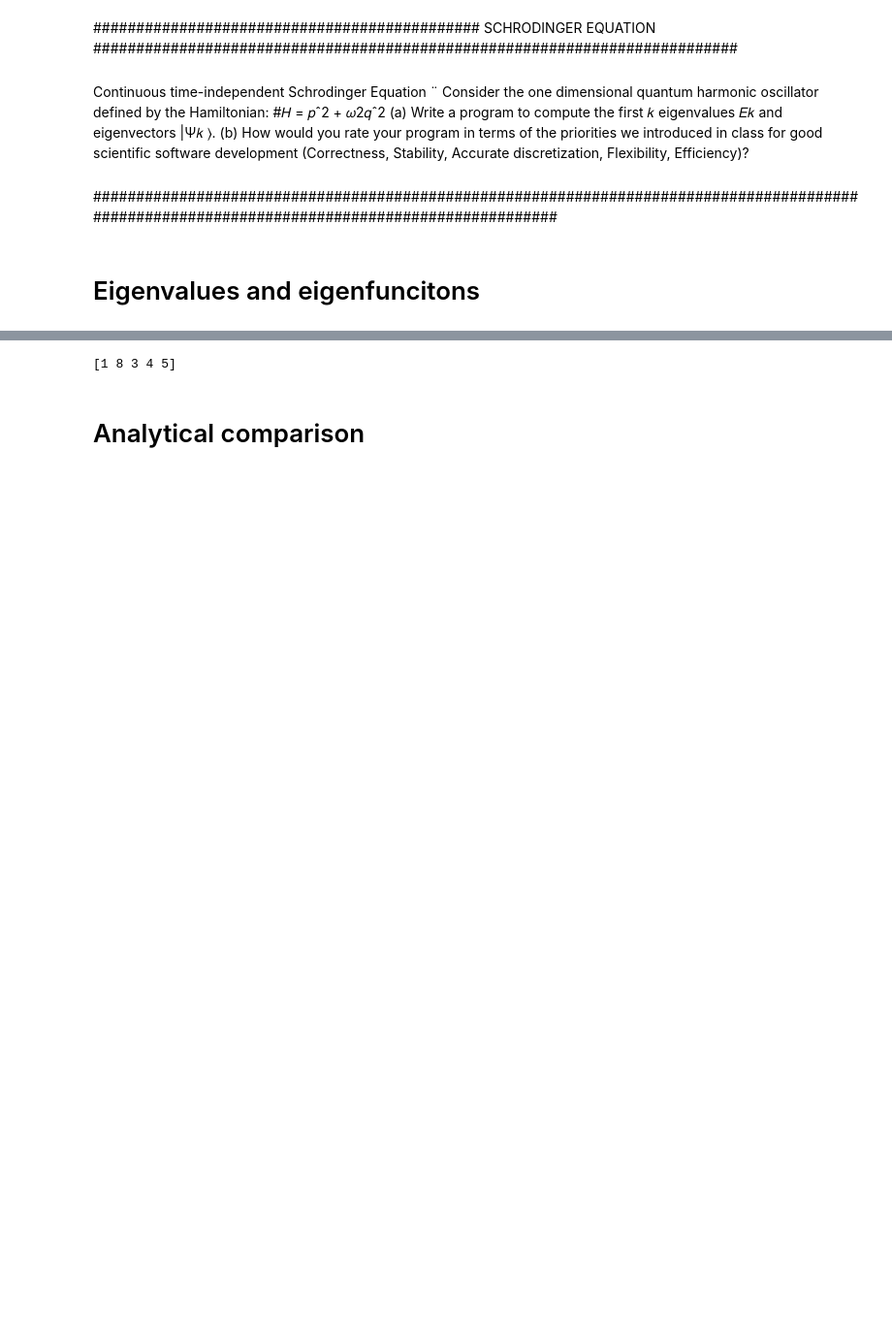
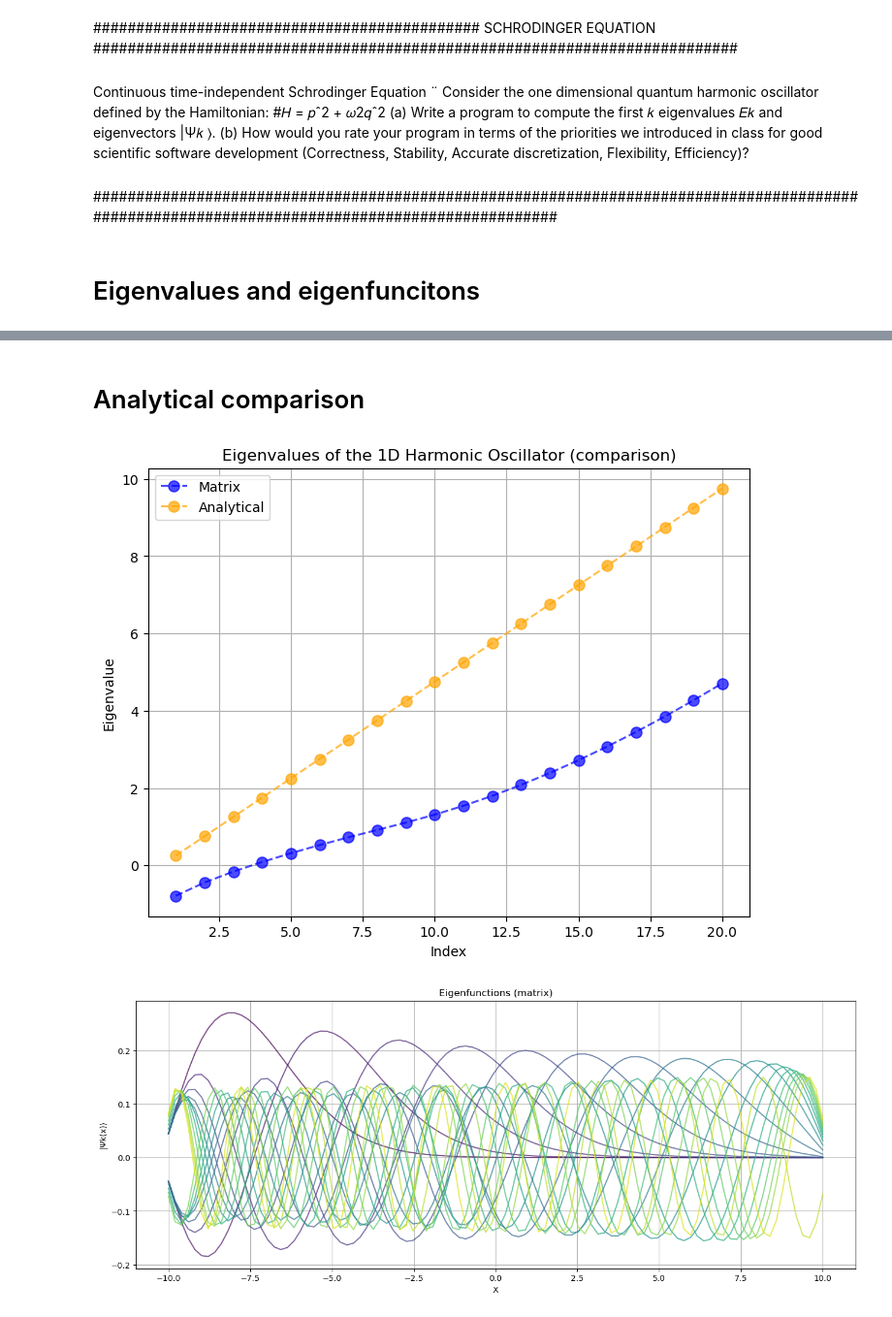
Before and after one commit to pietromalagoli/QIC, a Jupyter notebook: hw/hw4/cat.ipynb, the cells around one changed output, grey strips where cells are left out. Shown: that part at 97% size. Saved outputs shown, nothing was run; the diff lists cells and outputs as text; code cells hidden in the pictures; blank space fills up the shorter version.

```diff
--- a/hw/hw4/cat.ipynb
+++ b/hw/hw4/cat.ipynb
@@ -210,7 +213,2 @@ File succesfully saved to ./Results.
-# %%
-a = np.array([1,8,3,4,5])
-print(a[:5])
-# %% [output]
-[1 8 3 4 5]
 # %% [markdown]
 # Analytical comparison #
@@ -248,0 +312,40 @@ def eigenf_a()
+# %%
+## I USE THE SAME PARAMETERS AS FOR THE MATRIX CASE
+
+# Define the interval [a,b] and the space discretization Deltax = (b - a) / N
+a = -10
+b = 10
+N = 100
+omega = 0.5
+k_max = 20           # number of eigenvalues and eigenvetors to be computed
+
+
+K = kinetic(a,b,N)
+V = potential(a,b,N,omega)
+eigvals_m, eigvecs_m = E_psi(K,V,k_max)
+
+test_print = False
+if test_print:
+    print(K)
+    print(V)
+    print(eigvals_m)
+    print(eigvecs_m)
+    print(eigvecs_m[:,0])
+    print(eigvecs_m.shape[1])
+
+eigval_a = eigvals_a(omega, k_max)
+eigfuns_a = eigenfs_a(omega, a, b, N, k_max)
+
+test_print = False
+if test_print:
+    print(eigval_a)
+    print(eigfuns_a)
+    print(eigfuns_a[:,0])
+    print(eigfuns_a.shape[1])
+
+
+#plot_eig(eigfuns, eigvals, a, b, N, 'Analytical')
+plot_comparison(eigvals_m, eigvecs_m, eigval_a, eigfuns_a, a, b, N)
+# %% [output]
+[figure, added]
+[figure, added]
```
Also changed, not shown: parts of 5 cells of this notebook, 3 other files.
